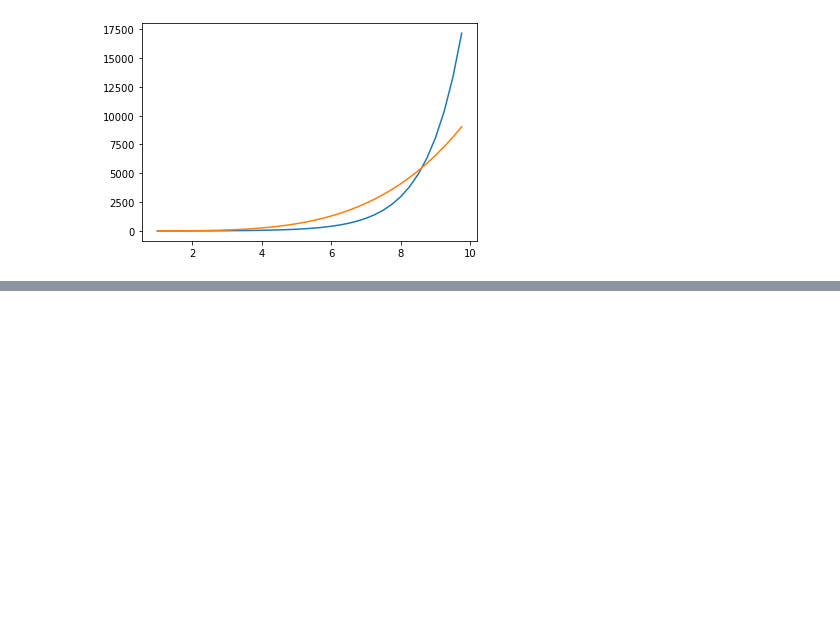
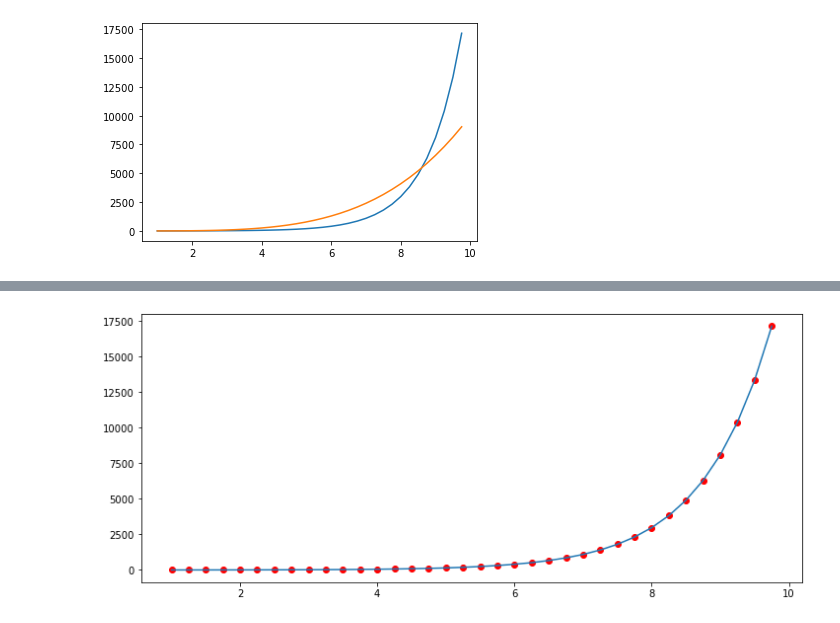
Before and after one commit to anshupandey/xebia_trainin_data, a Jupyter notebook: code10 - data Visualization with matplotlib.ipynb, the cells around one changed output, grey strips where cells are left out. Cells and saved outputs as stored; diff of their text form; code cells hidden in the pictures; blank space fills up the shorter version.

```diff
--- a/code10 - data Visualization with matplotlib.ipynb
+++ b/code10 - data Visualization with matplotlib.ipynb
@@ -49,0 +59,7 @@ plt.show()
+# %%
+plt.figure(figsize=(12,5))
+plt.scatter(x,y,c='red')
+plt.plot(x,y)
+plt.show()
+# %% [output]
+[figure, added]
```
Also changed, not shown: parts of 17 cells of this notebook.
